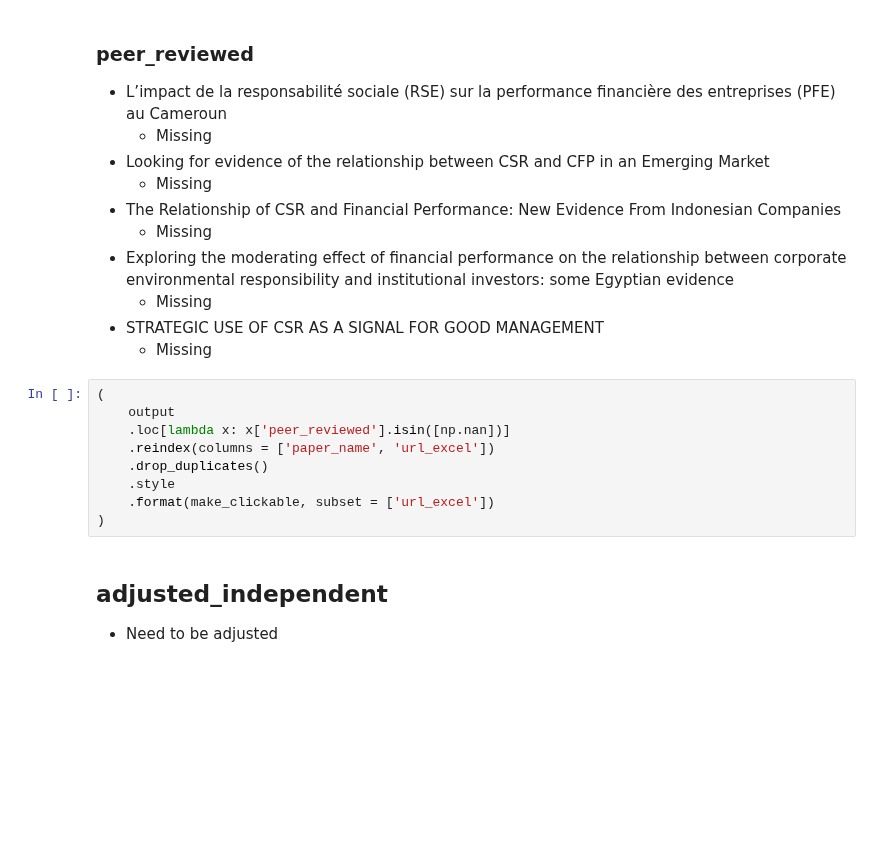
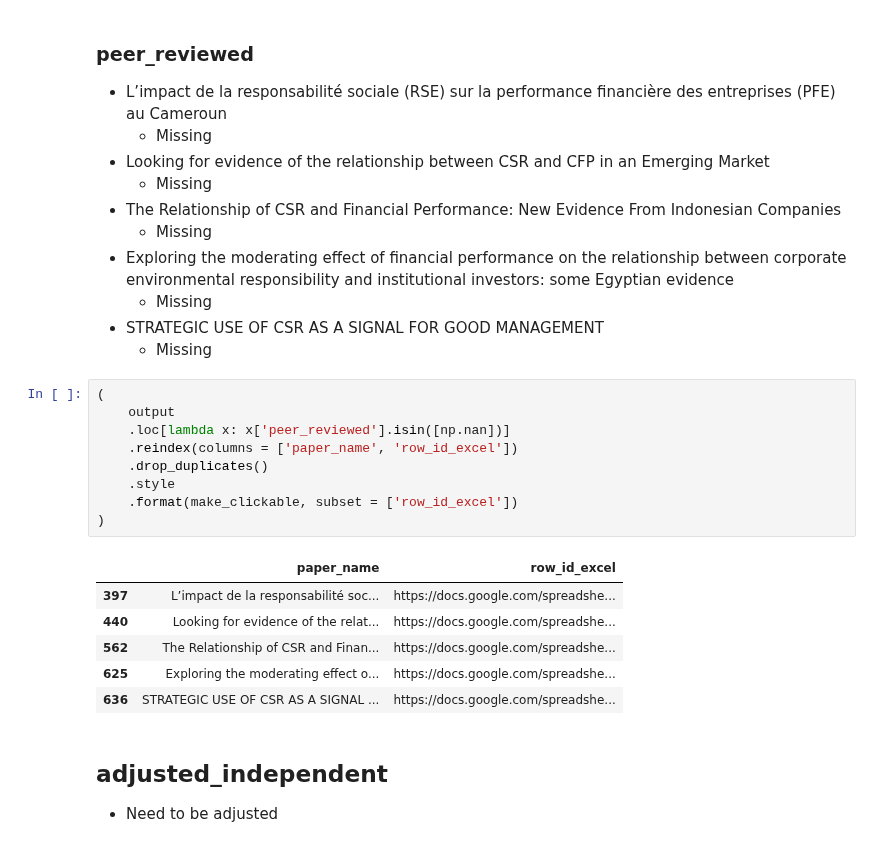
Before and after one commit to thomaspernet/esg_metadata, a Jupyter notebook: 01_data_preprocessing/01_transform_tables/00_meta_analysis.ipynb, the cells around one changed output. Saved outputs shown, nothing was run; the diff lists cells and outputs as text; blank space fills up the shorter version.

```diff
--- a/01_data_preprocessing/01_transform_tables/00_meta_analysis.ipynb
+++ b/01_data_preprocessing/01_transform_tables/00_meta_analysis.ipynb
@@ -385,12 +456,19 @@ def make_clickable(val):
 # %%
 (
     output
     .loc[lambda x: x['peer_reviewed'].isin([np.nan])]
-    .reindex(columns = ['paper_name', 'url_excel'])
+    .reindex(columns = ['paper_name', 'row_id_excel'])
     .drop_duplicates()
     .style
-    .format(make_clickable, subset = ['url_excel'])
+    .format(make_clickable, subset = ['row_id_excel'])
 )
+# %% [output]
+|  | paper_name | row_id_excel |
+| 397 | L’impact de la responsabilité soc... | https://docs.google.com/spreadshe... |
+| 440 | Looking for evidence of the relat... | https://docs.google.com/spreadshe... |
+| 562 | The Relationship of CSR and Finan... | https://docs.google.com/spreadshe... |
+| 625 | Exploring the moderating effect o... | https://docs.google.com/spreadshe... |
+| 636 | STRATEGIC USE OF CSR AS A SIGNAL ... | https://docs.google.com/spreadshe... |
 # %% [markdown]
 ## adjusted_independent
 
```
Also changed, not shown: parts of 19 cells of this notebook, 2 other files.
